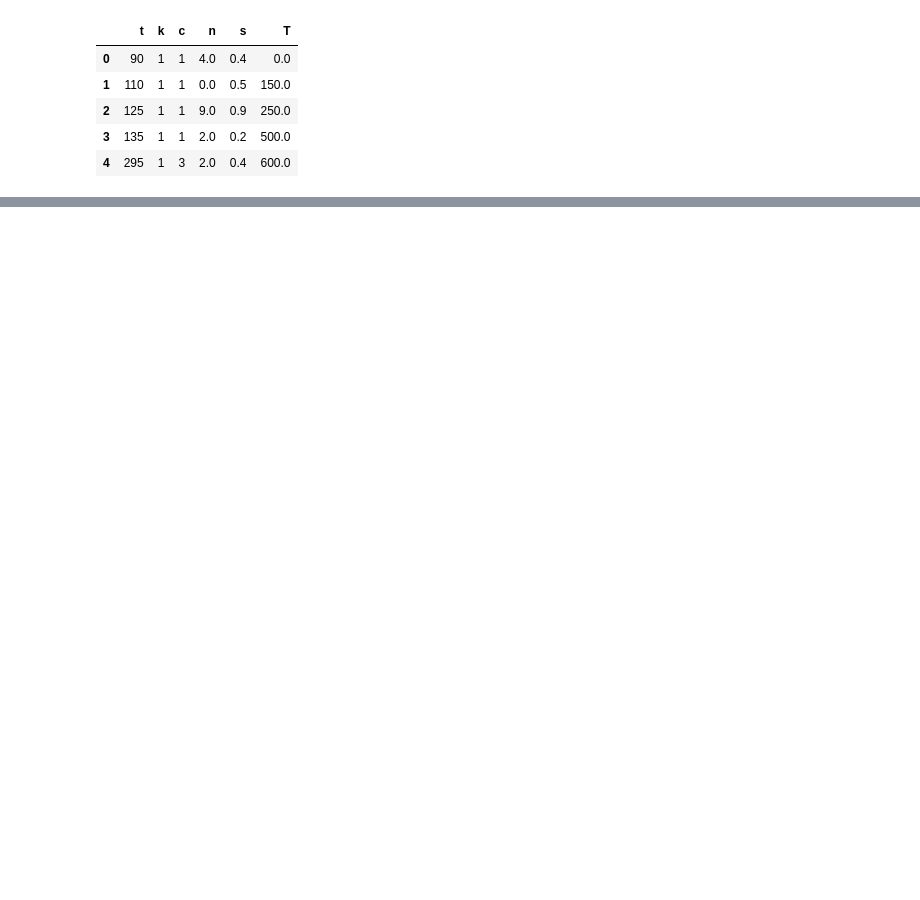
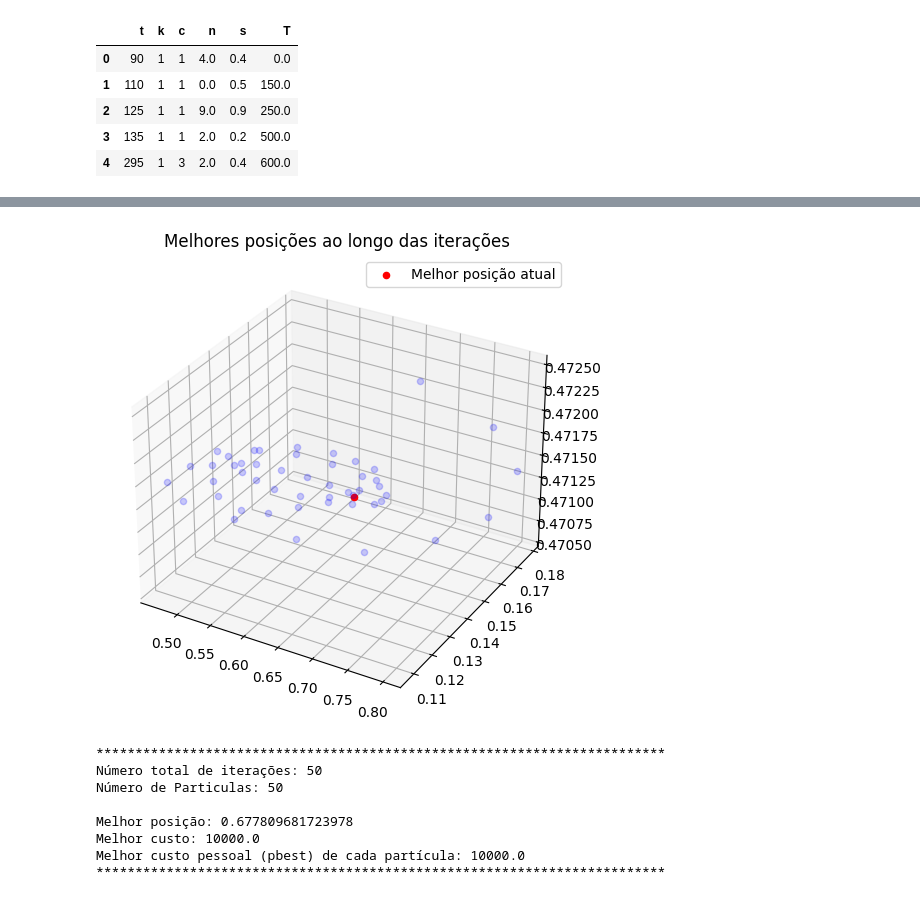
Before and after one commit to uervitonsantos/Otimizacao-Politicaca-Manutencao-Preventiva-Imperfeita, a Jupyter notebook: Algoritmo_PSO_para_otimização_de_custo_de_manutenção_preventiva.ipynb, the cells around one changed output, grey strips where cells are left out. Cells and saved outputs as stored; diff of their text form; code cells hidden in the pictures; blank space fills up the shorter version.

```diff
--- a/Algoritmo_PSO_para_otimização_de_custo_de_manutenção_preventiva.ipynb
+++ b/Algoritmo_PSO_para_otimização_de_custo_de_manutenção_preventiva.ipynb
@@ -262,0 +240,36 @@ fig.show()
+# %%
+# Plotar o gráfico 3D com todas as melhores posições
+fig = plt.figure(figsize=(8, 6))
+ax = fig.add_subplot(111, projection='3d')
+
+# Plotar todas as melhores posições anteriores
+for i in range(best_positions.shape[0]):
+    ax.scatter(best_positions[i, 0], best_positions[i, 1], best_positions[i, 2], c='blue', alpha=0.2)
+
+# Plotar a última melhor posição com uma cor diferente para destacá-la
+ax.scatter(best_positions[-1, 0], best_positions[-1, 1], best_positions[-1, 2], c='red', label='Melhor posição atual')
+
+ax.set_title('Melhores posições ao longo das iterações')
+ax.legend()
+plt.show()
+
+print("                              ")
+print("                              ")
+print("*************************************************************************")
+print("Número total de iterações:", max_iterations)
+print("Número de Particulas:", num_particles)
+print("                              ")
+print("Melhor posição:", best_position[0])
+print("Melhor custo:", best_cost)
+print("Melhor custo pessoal (pbest) de cada partícula:", pbest_cost[0])
+print("*************************************************************************")
+# %% [output]
+[figure, added]
+*************************************************************************
+Número total de iterações: 50
+Número de Particulas: 50
+
+Melhor posição: 0.677809681723978
+Melhor custo: 10000.0
+Melhor custo pessoal (pbest) de cada partícula: 10000.0
+*************************************************************************
```
Also changed, not shown: parts of 3 cells of this notebook.
